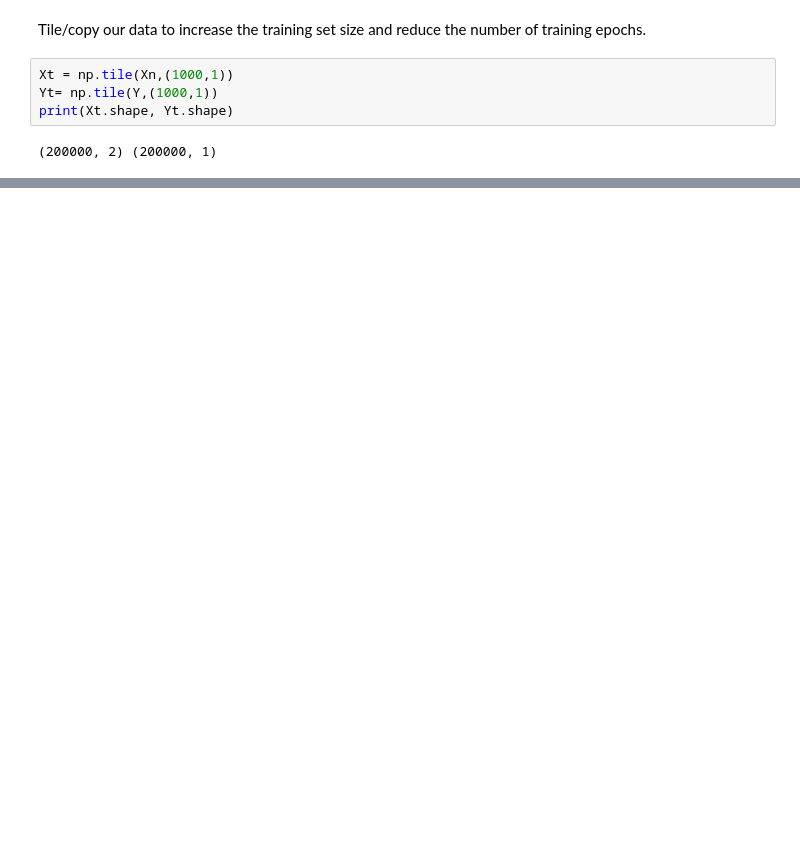
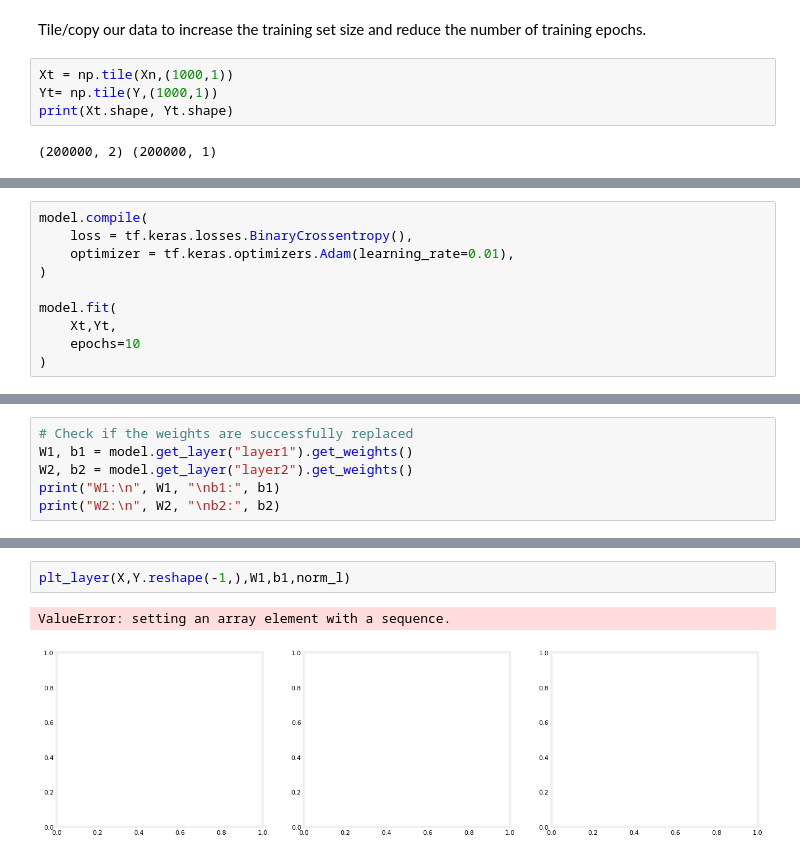
Before and after one commit to RicardoBastardoGH/ai-ml-engineer-transition-code, a Jupyter notebook: machine-learning/supervised-learning/neural-networks/simple_neural_network.ipynb, the cells around one changed output, grey strips where cells are left out. Cells and saved outputs as stored; diff of their text form; blank space fills up the shorter version.

```diff
--- a/machine-learning/supervised-learning/neural-networks/simple_neural_network.ipynb
+++ b/machine-learning/supervised-learning/neural-networks/simple_neural_network.ipynb
@@ -73,0 +123,10 @@ model = Sequential(
+# %%
+model.compile(
+    loss = tf.keras.losses.BinaryCrossentropy(),
+    optimizer = tf.keras.optimizers.Adam(learning_rate=0.01),
+)
+
+model.fit(
+    Xt,Yt,
+    epochs=10
+)
@@ -73,0 +207,6 @@ model = Sequential(
+# %%
+# Check if the weights are successfully replaced
+W1, b1 = model.get_layer("layer1").get_weights()
+W2, b2 = model.get_layer("layer2").get_weights()
+print("W1:\n", W1, "\nb1:", b1)
+print("W2:\n", W2, "\nb2:", b2)
@@ -73,0 +269,5 @@ model = Sequential(
+# %%
+plt_layer(X,Y.reshape(-1,),W1,b1,norm_l)
+# %% [output]
+ValueError: setting an array element with a sequence.
+[figure, added]
```
Also changed, not shown: parts of 29 cells of this notebook.
